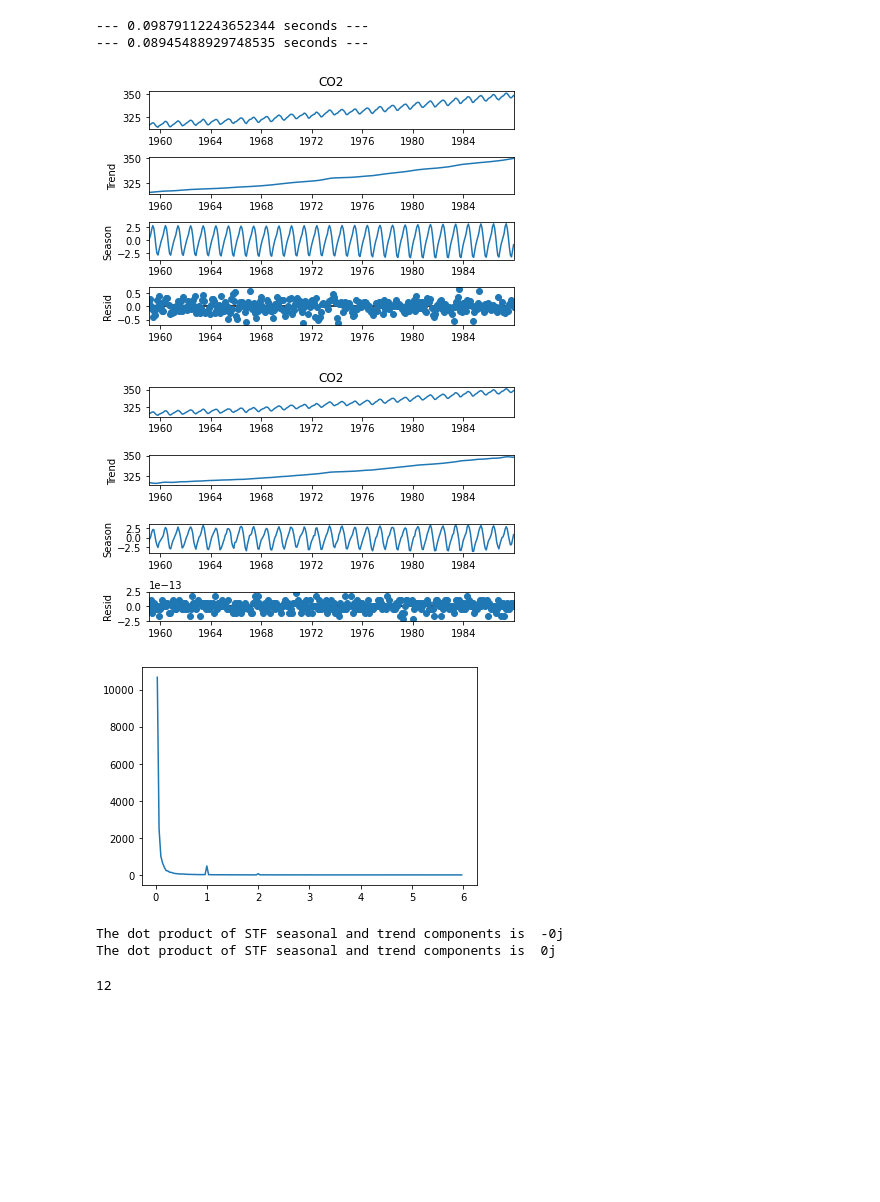
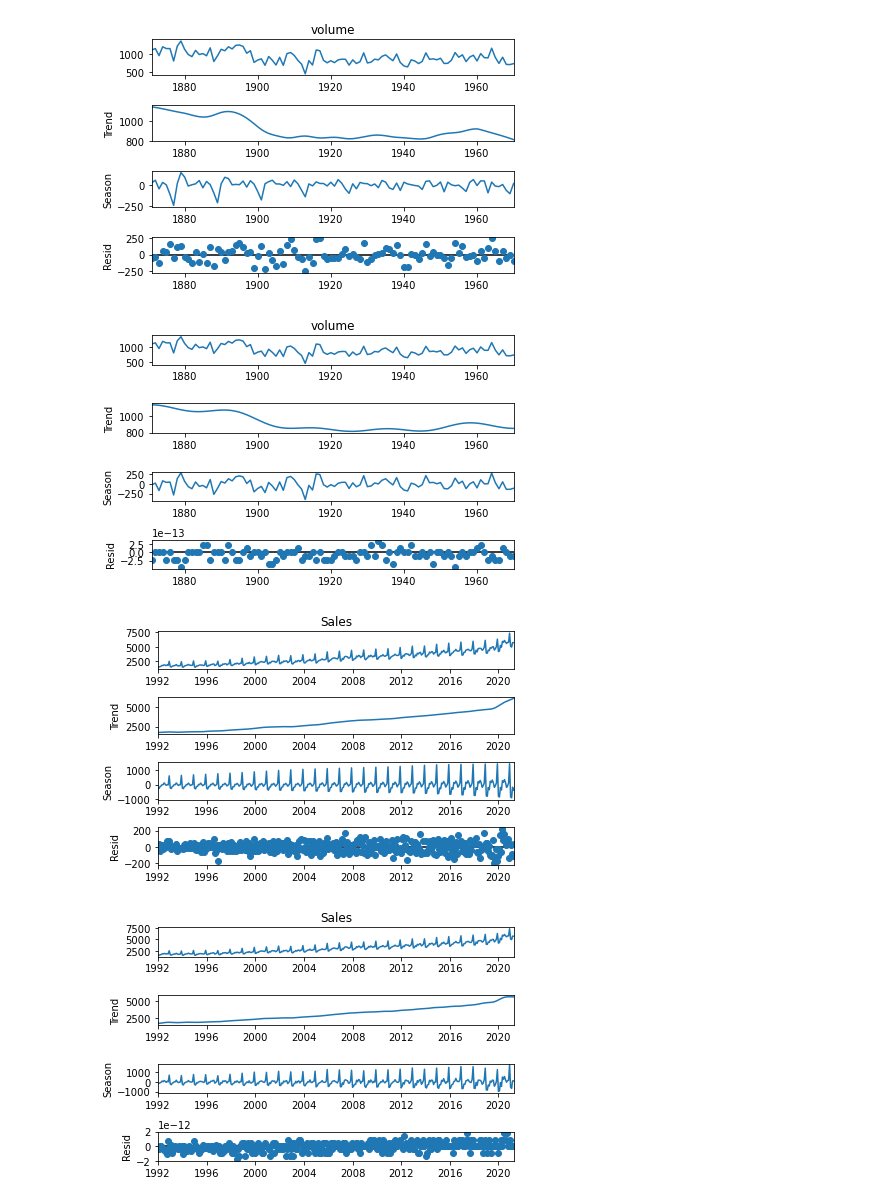
Before and after one commit to thodson-usgs/stf-decomposition, a Jupyter notebook: notebooks/02_stf_vs_stl.ipynb, the cells around one changed output. Drawn from its saved outputs; the diff is of its cells as text; code cells hidden in the pictures; blank space fills up the shorter version.

```diff
--- a/notebooks/02_stf_vs_stl.ipynb
+++ b/notebooks/02_stf_vs_stl.ipynb
@@ -8,6 +8,7 @@ import numpy as np
 from scipy import signal
 from scipy.signal import get_window
 from sklearn.metrics import mean_squared_error
+from statsmodels.tsa.tsatools import freq_to_period
 import math
 import warnings
 import copy
@@ -29,7 +30,7 @@ class STF_reflected:
         self._observed = data
         self.pad = pad
         if seasonal != 7:
-            if seasonal % 2 == 0:
+            if seasonal % 2 == 0 or seasonal < 3:
                 raise ValueError("seasonal must be an odd positive integer >= 3")
         self.seasonal = seasonal
 
@@ -67,10 +68,10 @@ class STF_reflected:
         # Filter freqs for trend (low pass filter from Celevaland 1990)
         filter_cutoff = 1.5*(1/self.seasonal)*(1/self.period)
 
-        fhat[freq > filter_cutoff] = 0
+        fhat[freq >= filter_cutoff] = 0
 
         # Filter freqs for seasonal (high pass filter)
-        fhat_seasonal[freq <= filter_cutoff] = 0
+        fhat_seasonal[freq < filter_cutoff] = 0
 
         # Inverse FFT for filtered time signal
         ffilt = np.fft.ifft(fhat)
@@ -232,29 +133,28 @@ print("--- %s seconds ---" % (time.time() - start_time))
+# %%
+# Test stf vs stl on elec_equip data
+data = statsmodels.datasets.nile.load().data
+
+data.index = data["year"]
+stl = STL(data["volume"], period = 12, seasonal = 13)
+res = stl.fit()
+fig = res.plot()
+
+stf = STF_reflected(data["volume"], window="blackman", period = 12, seasonal=13)
+res = stf.fit()
+fig = res.plot()
+# %% [output]
+[figure, added]
+[figure, added]
 # %%
-co2 =pd.read_csv('../data/co2.csv', index_col='date', parse_dates=True, squeeze=True)
+retail =pd.read_csv('../data/RetailSales.csv', index_col="DATE", parse_dates=True, squeeze=True)
 
-
-start_time = time.time()
-stl = STL(co2, seasonal=13)
+stl = STL(retail, seasonal = 13)
 res = stl.fit()
 fig = res.plot()
-print("--- %s seconds ---" % (time.time() - start_time))
 
-start_time = time.time()
-stf = STF_reflected(co2, "blackman", pad = .5)
+stf = STF_reflected(retail, "blackman", pad = .5, seasonal = 13)
 res = stf.fit()
 fig = res.plot()
-print("--- %s seconds ---" % (time.time() - start_time))
-
-stf = STF(co2, "boxcar", cutoff=.9)
-res = stf.fit()
-fig = res.plot()
-stf.period
 # %% [output]
---- 0.09879112243652344 seconds ---
---- 0.08945488929748535 seconds ---
-[figure, old version]
+[figure, new version]
-[figure, old version]
+[figure, new version]
-[figure, removed]
-The dot product of STF seasonal and trend components is  -0j
-The dot product of STF seasonal and trend components is  0j
-12
```
Also changed, not shown: parts of 8 cells of this notebook, 1 other file.
